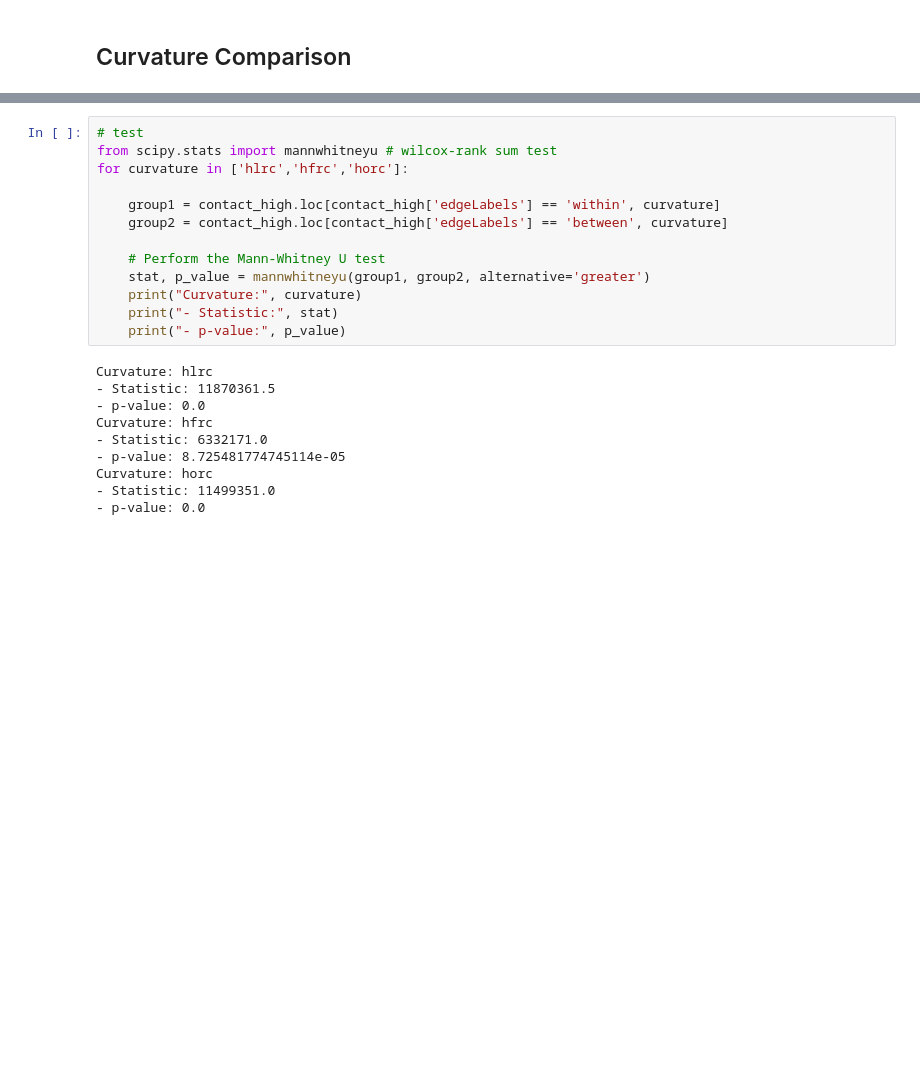
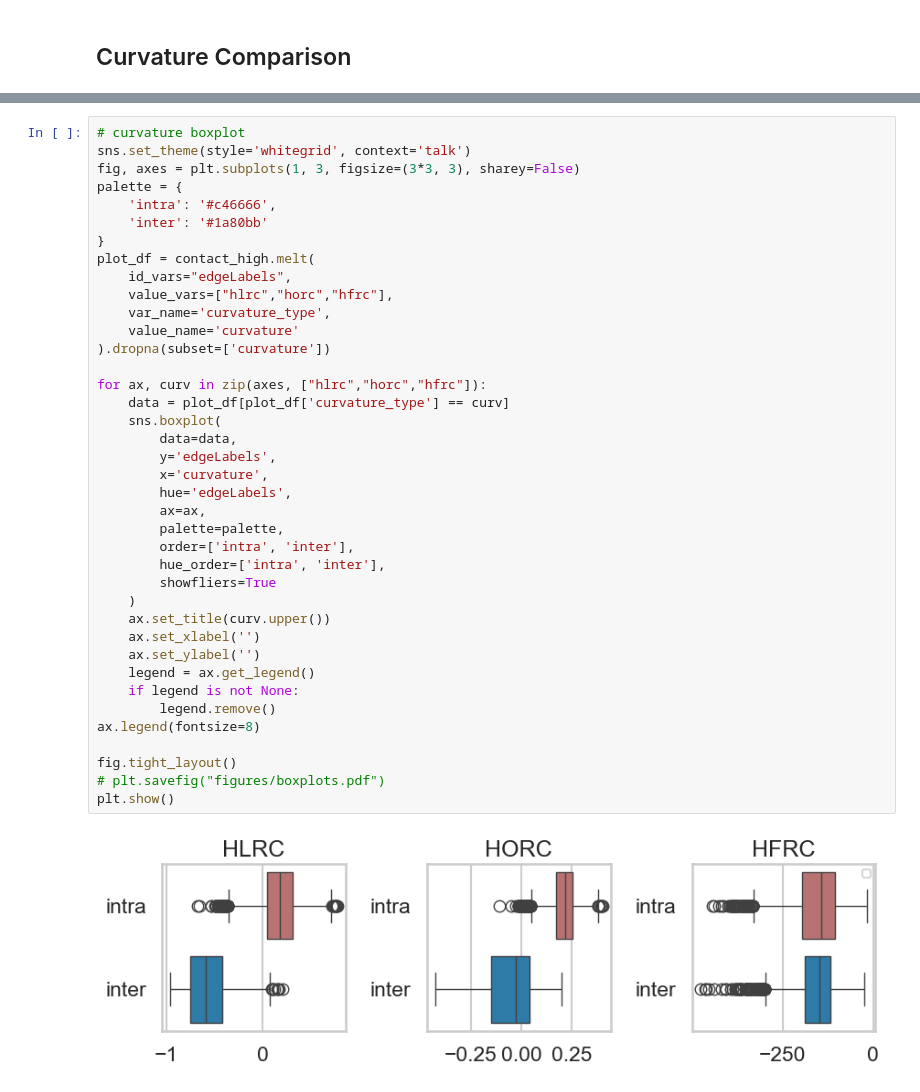
Before and after one commit to shiyi-oo/hypergraph-lower-ricci-curvature, a Jupyter notebook: code/contact-high-school/3.comparison.ipynb, the cells around one changed output, grey strips where cells are left out. Cells and saved outputs as stored; diff of their text form; blank space fills up the shorter version.

```diff
--- a/code/contact-high-school/3.comparison.ipynb
+++ b/code/contact-high-school/3.comparison.ipynb
@@ -147,23 +170,41 @@ plt.savefig("./figures/contact_high_HORC.pdf",bbox_inches='tight');
-# %%
-# test
-from scipy.stats import mannwhitneyu # wilcox-rank sum test
-for curvature in ['hlrc','hfrc','horc']:
-
-    group1 = contact_high.loc[contact_high['edgeLabels'] == 'within', curvature]
-    group2 = contact_high.loc[contact_high['edgeLabels'] == 'between', curvature]
-
-    # Perform the Mann-Whitney U test
-    stat, p_value = mannwhitneyu(group1, group2, alternative='greater')
-    print("Curvature:", curvature)
-    print("- Statistic:", stat)
-    print("- p-value:", p_value)
-# %% [output]
-Curvature: hlrc
-- Statistic: 11870361.5
-- p-value: 0.0
-Curvature: hfrc
-- Statistic: 6332171.0
-- p-value: 8.725481774745114e-05
-Curvature: horc
-- Statistic: 11499351.0
-- p-value: 0.0
+# %%
+# curvature boxplot
+sns.set_theme(style='whitegrid', context='talk')
+fig, axes = plt.subplots(1, 3, figsize=(3*3, 3), sharey=False)
+palette = {
+    'intra': '#c46666',
+    'inter': '#1a80bb'
+}
+plot_df = contact_high.melt(
+    id_vars="edgeLabels",
+    value_vars=["hlrc","horc","hfrc"],
+    var_name='curvature_type',
+    value_name='curvature'
+).dropna(subset=['curvature'])
+
+for ax, curv in zip(axes, ["hlrc","horc","hfrc"]):
+    data = plot_df[plot_df['curvature_type'] == curv]
+    sns.boxplot(
+        data=data,
+        y='edgeLabels',
+        x='curvature',
+        hue='edgeLabels',
+        ax=ax,
+        palette=palette,
+        order=['intra', 'inter'],
+        hue_order=['intra', 'inter'],
+        showfliers=True
+    )
+    ax.set_title(curv.upper())
+    ax.set_xlabel('')
+    ax.set_ylabel('')
+    legend = ax.get_legend()
+    if legend is not None:
+        legend.remove()
+ax.legend(fontsize=8)
+
+fig.tight_layout()
+# plt.savefig("figures/boxplots.pdf")
+plt.show()
+# %% [output]
+[figure, added]
```
Also changed, not shown: parts of 8 cells of this notebook, 6 other files.
